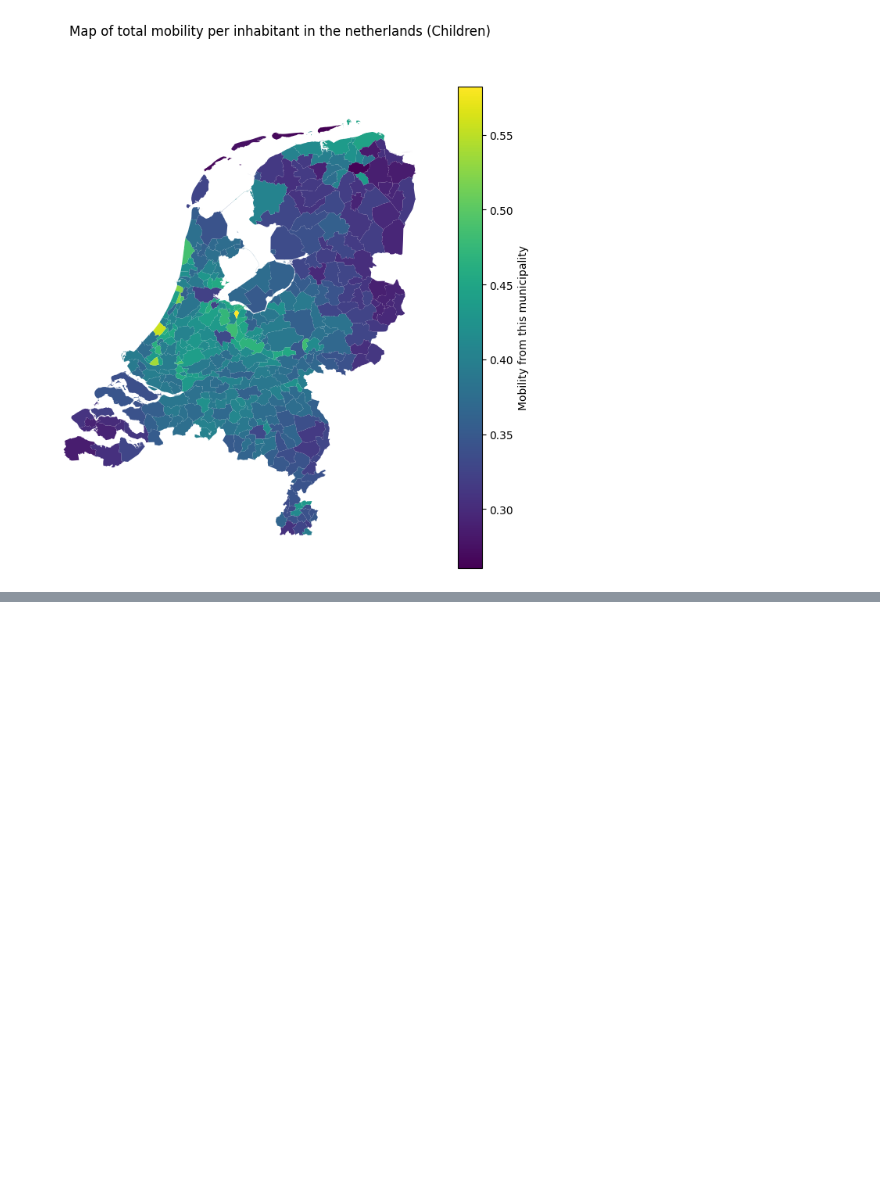
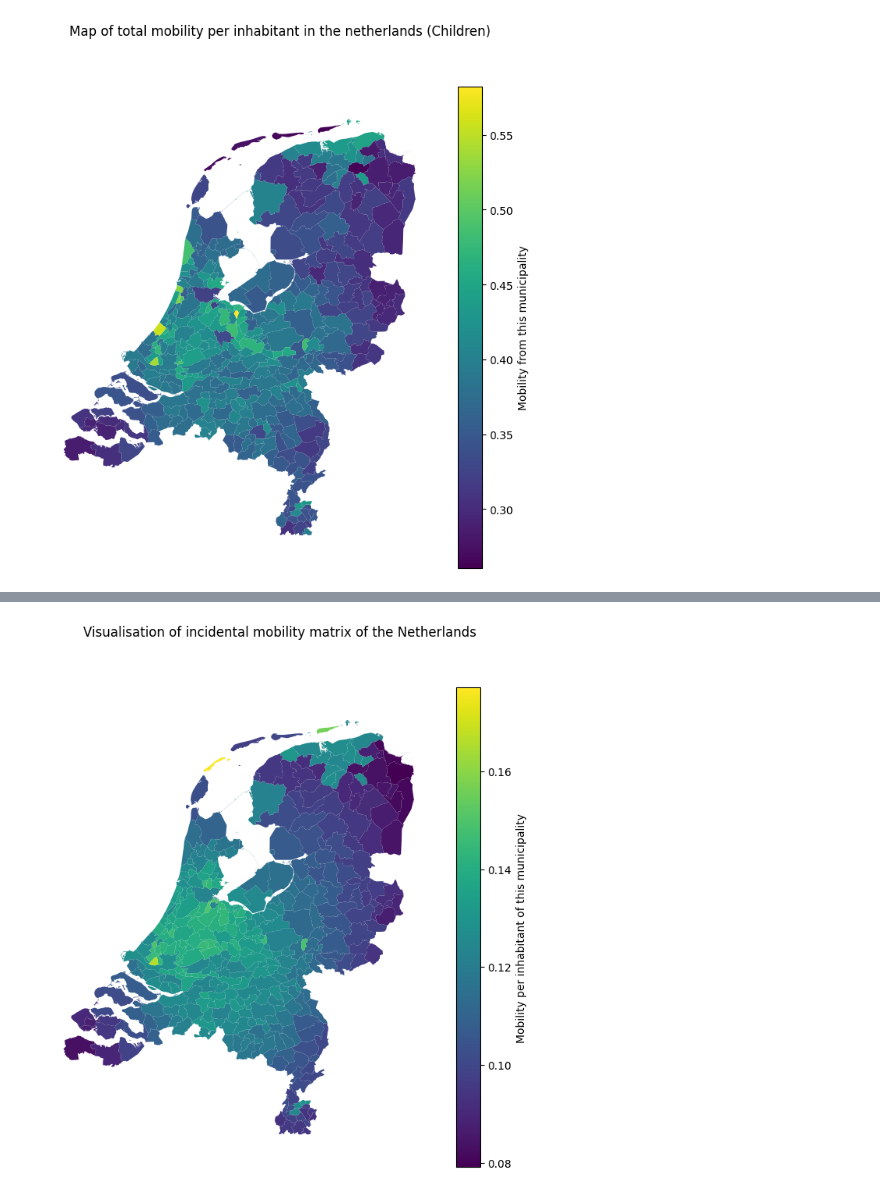
Before and after one commit to larsdekwant/covid-gravity-model, a Jupyter notebook: riskmap.ipynb, the cells around one changed output, grey strips where cells are left out. Saved outputs shown, nothing was run; the diff lists cells and outputs as text; code cells hidden in the pictures; blank space fills up the shorter version.

```diff
--- a/riskmap.ipynb
+++ b/riskmap.ipynb
@@ -806,0 +877,12 @@ create_spatial_plot(mobility_map, 'Map of total mobility per inhabitant in the n
+# %%
+df_mobmat_inc = pd.read_csv('Data/Mob_grav_inc.csv', delimiter=',')
+mobmat_inc = df_mobmat_inc[df_mobmat_inc.columns[1:]].to_numpy()
+
+mobility_map = np.zeros(380)
+for loc in range(380):
+    demo_pop = np.sum(DemoMat[loc])
+    mobility_map[loc] = np.nansum(mobmat_inc[loc]) / demo_pop
+
+create_spatial_plot(mobility_map, 'Visualisation of incidental mobility matrix of the Netherlands', 'Mobility per inhabitant of this municipality')
+# %% [output]
+[figure, added]
```
Also changed, not shown: parts of 4 cells of this notebook.
